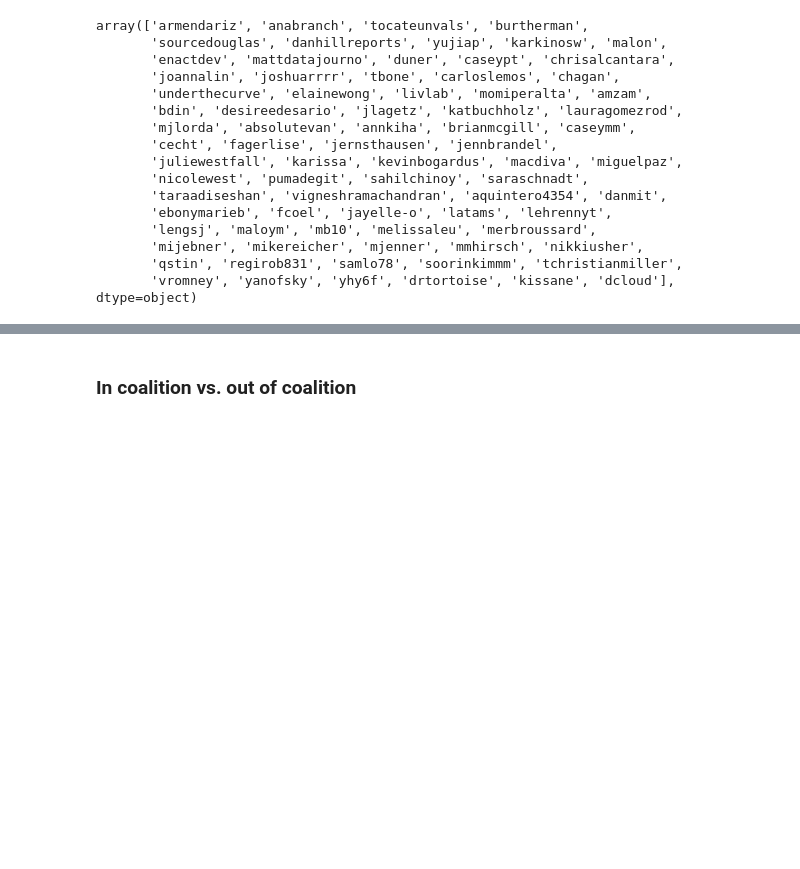
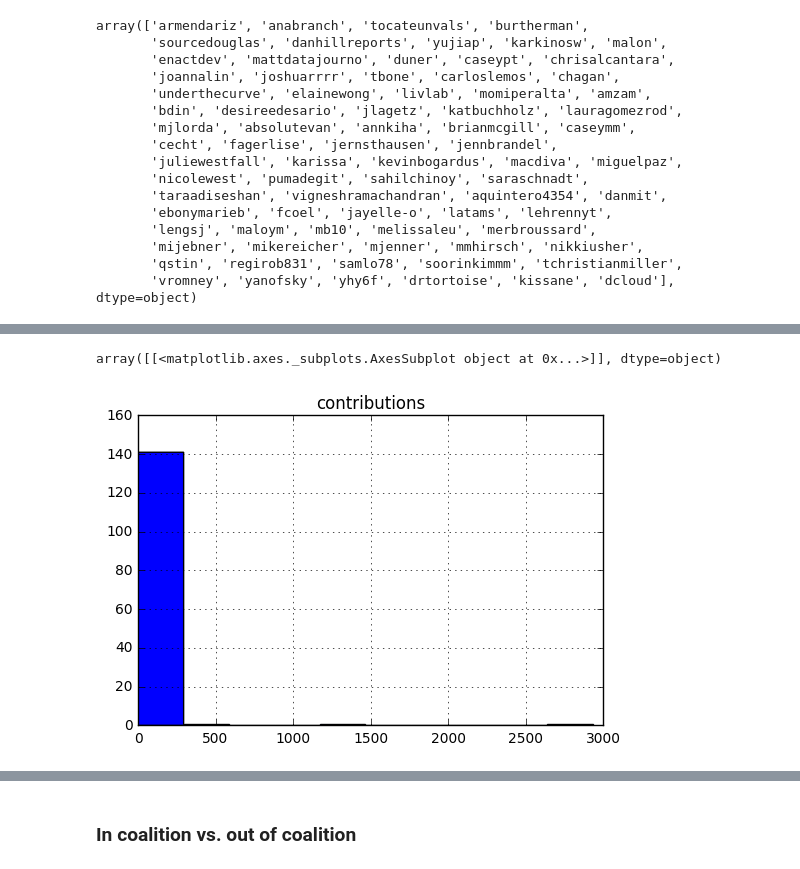
Before and after one commit to palewire/python-calaccess-notebooks, a Jupyter notebook: project-management/contributors.ipynb, the cells around one changed output, grey strips where cells are left out. Drawn from its saved outputs; the diff is of its cells as text; code cells hidden in the pictures; blank space fills up the shorter version.

```diff
--- a/project-management/contributors.ipynb
+++ b/project-management/contributors.ipynb
@@ -133,0 +153,2 @@ array(['armendariz', 'anabranch', 'tocateunvals', 'burtherman',
+# %%
+unique_contributors = table.groupby("login", as_index=False).contributions.sum()
@@ -134 +171,6 @@ array(['armendariz', 'anabranch', 'tocateunvals', 'burtherman',
+# %%
+unique_contributors.hist()
+# %% [output]
+array([[<matplotlib.axes._subplots.AxesSubplot object at 0x...>]], dtype=object)
+[figure, added]
 # %% [markdown]
```
Also changed, not shown: parts of 18 cells of this notebook, 1 other file.
